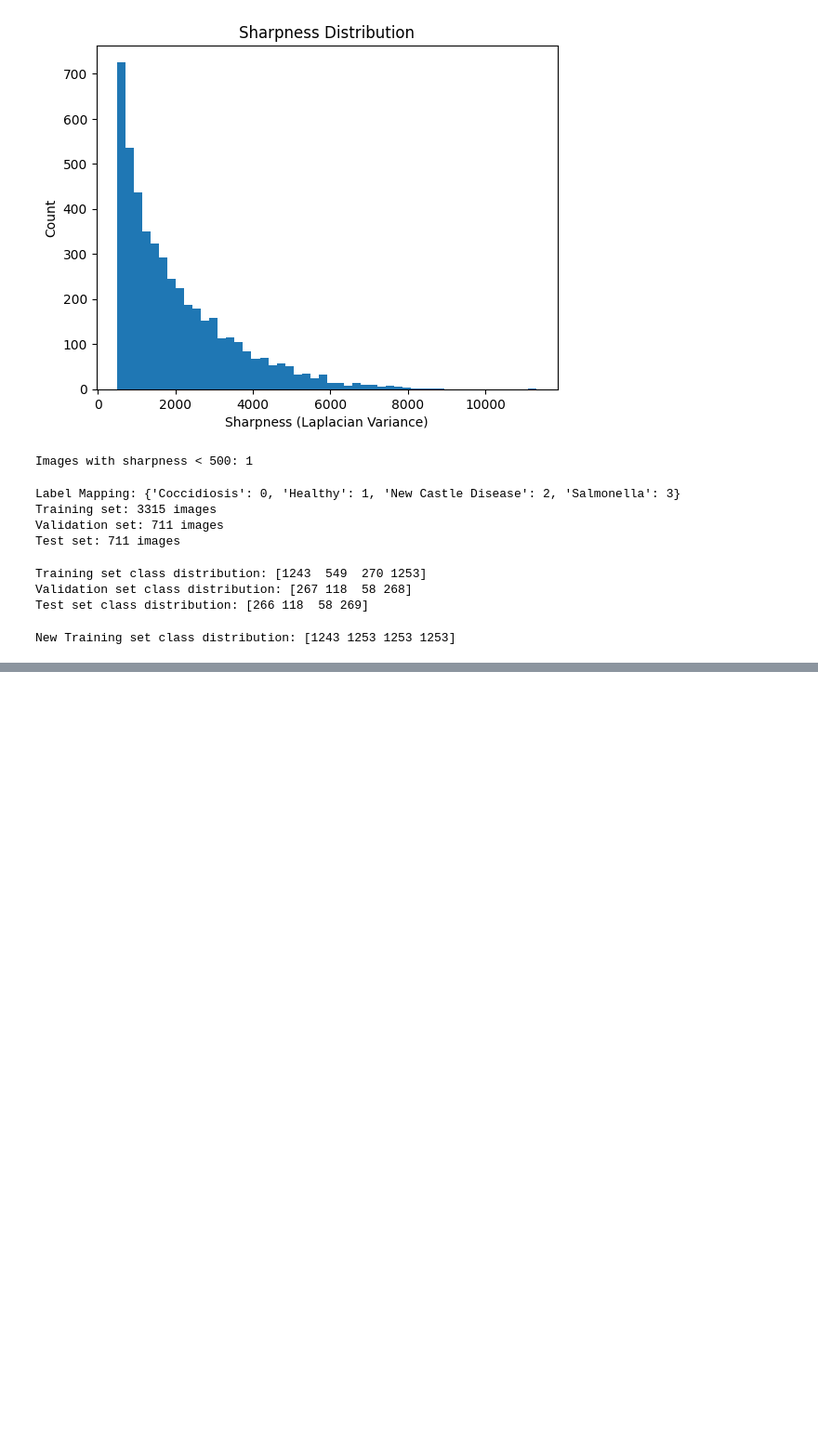
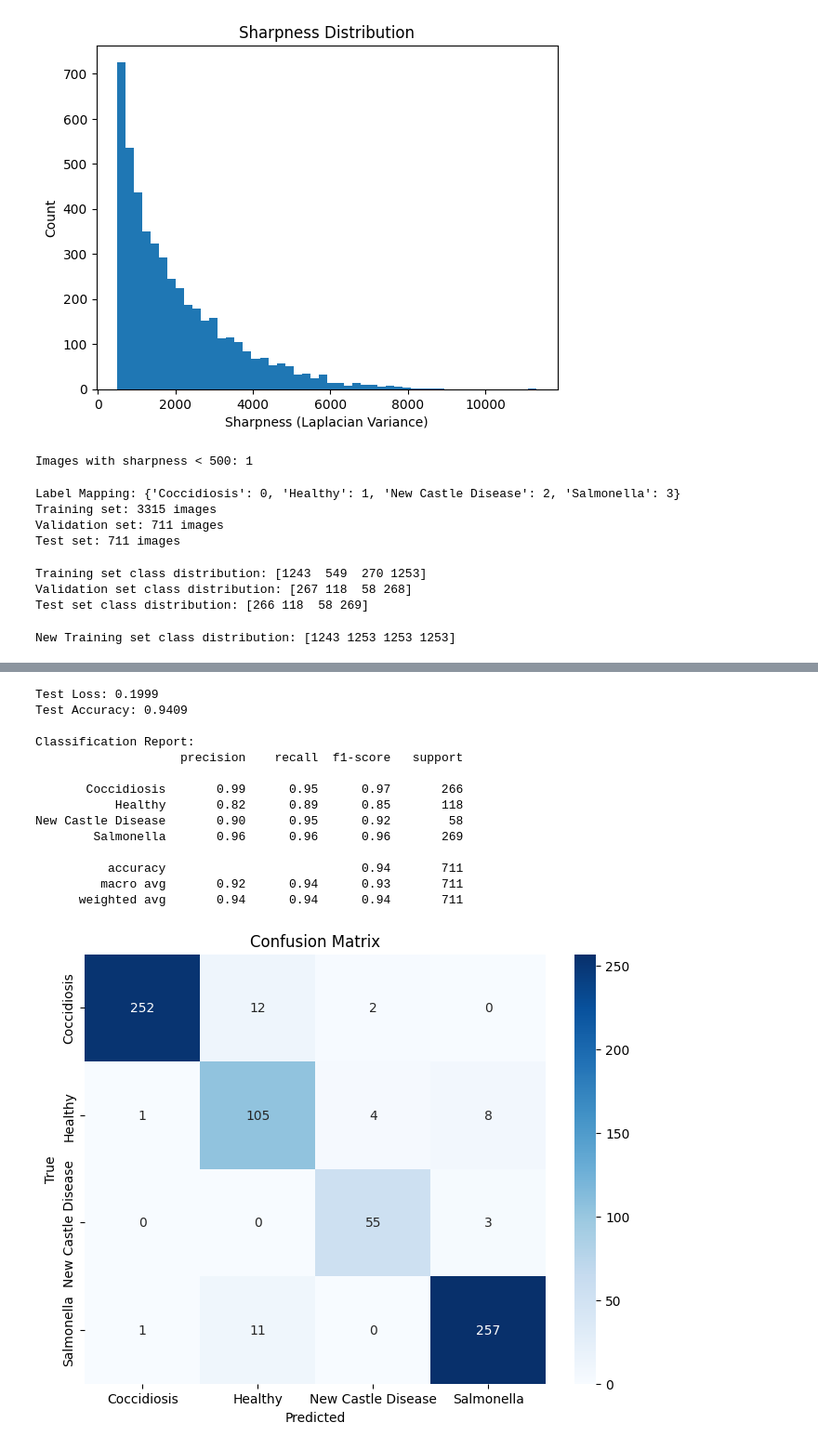
Before and after one commit to SirOsborn/Chicken-Disease-Identifier, a Jupyter notebook: chick_disease_prediction.ipynb, the cells around one changed output, grey strips where cells are left out. Shown at 93% size. Saved outputs shown, nothing was run; the diff lists cells and outputs as text; code cells hidden in the pictures; blank space fills up the shorter version.

```diff
--- a/chick_disease_prediction.ipynb
+++ b/chick_disease_prediction.ipynb
@@ -486,0 +520,42 @@ Epoch 17/30
+# %%
+from sklearn.metrics import classification_report
+from sklearn.metrics import confusion_matrix
+
+# Evaluate the model on the test set
+test_loss, test_accuracy = model.evaluate(X_test, y_test, verbose=0)
+print(f"Test Loss: {test_loss:.4f}")
+print(f"Test Accuracy: {test_accuracy:.4f}")
+
+# Get predictions
+y_pred_prob = model.predict(X_test, verbose=0)
+y_pred = np.argmax(y_pred_prob, axis=1)
+
+# Classification report
+class_names = label_encoder.classes_
+print("\nClassification Report:")
+print(classification_report(y_test, y_pred, target_names=class_names))
+
+# Confusion matrix
+cm = confusion_matrix(y_test, y_pred)
+plt.figure(figsize=(8, 6))
+sns.heatmap(cm, annot=True, fmt='d', cmap='Blues', xticklabels=class_names, yticklabels=class_names)
+plt.title('Confusion Matrix')
+plt.xlabel('Predicted')
+plt.ylabel('True')
+plt.show()
+# %% [output]
+Test Loss: 0.1999
+Test Accuracy: 0.9409
+
+Classification Report:
+                    precision    recall  f1-score   support
+
+       Coccidiosis       0.99      0.95      0.97       266
+           Healthy       0.82      0.89      0.85       118
+New Castle Disease       0.90      0.95      0.92        58
+        Salmonella       0.96      0.96      0.96       269
+
+          accuracy                           0.94       711
+         macro avg       0.92      0.94      0.93       711
+      weighted avg       0.94      0.94      0.94       711
+[figure, added]
```
Also changed, not shown: parts of 12 cells of this notebook, 4 other files.
